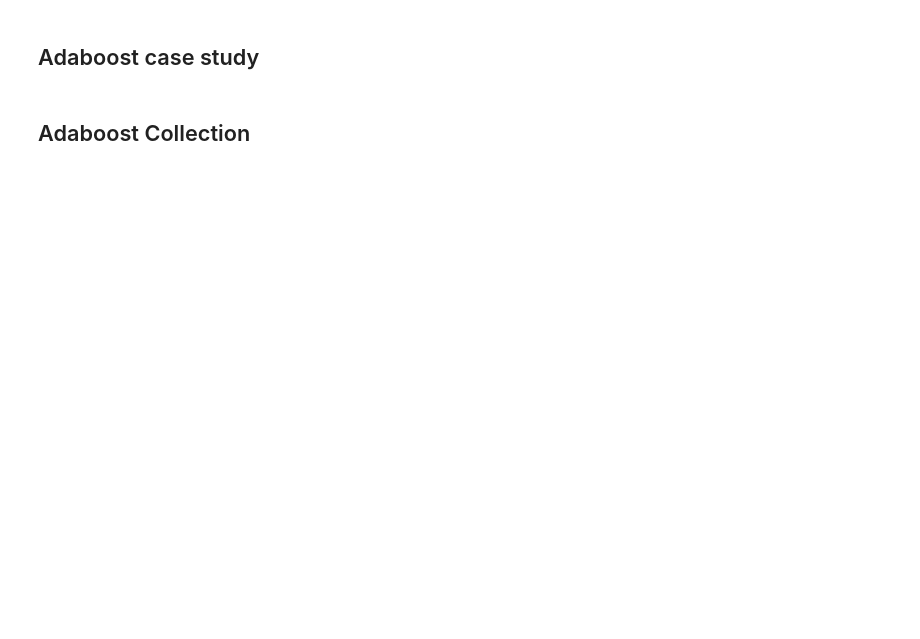
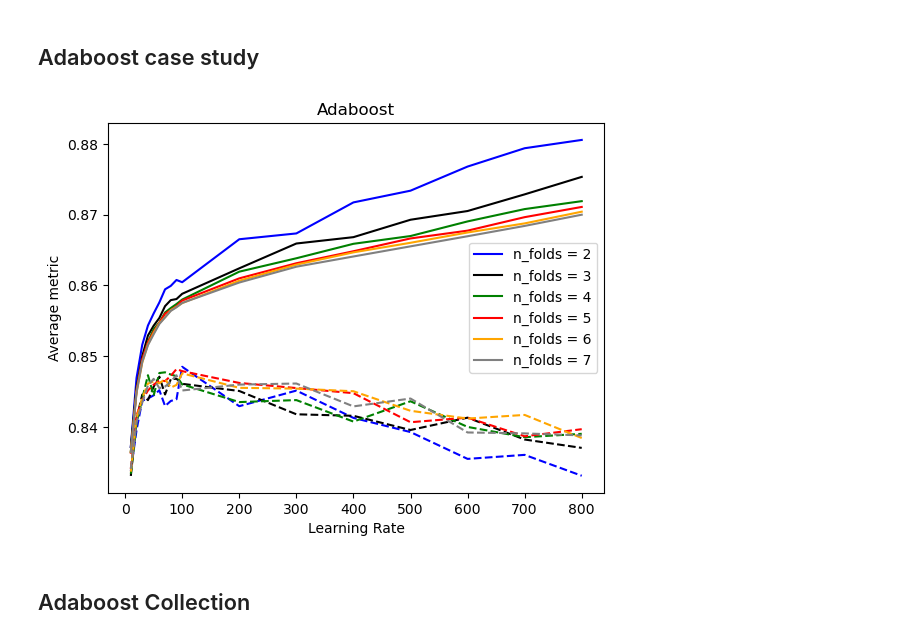
Before and after one commit to WeiHou1996/CMS-155-Project1, a Jupyter notebook: project_01_adaboost.ipynb, the cells around one changed output. Cells and saved outputs as stored; diff of their text form; code cells hidden in the pictures; blank space fills up the shorter version.

```diff
--- a/project_01_adaboost.ipynb
+++ b/project_01_adaboost.ipynb
@@ -15,0 +123,6 @@ from data_collection import Collection1, Collection2
+# %%
+i = 4
+[X_train,Y_train,X_test,ID_test,col] = Collection4.parse_telecom_data(filename_train='train.csv',filename_test='test.csv',entry_to_delete=i)
+res = np.where(np.isnan(X_train)==True)
+res
+X_train[630,38]
@@ -17,55 +141,55 @@ from data_collection import Collection1, Collection2
 ## Adaboost case study
 # %%
 # AdaBoost case study
-n_folds = 5
-kf = KFold(n_splits=n_folds, shuffle=True)
+n_est_list = [10, 20, 30, 40, 50, 60, 70, 80, 90, 100, 200, 300, 400, 500, 600, 700, 800]
+learn_rate_list = [200]
+c = ['b', 'k', 'g', 'r', 'orange','gray']
+n_list = [2,3,4,5,6,7]
+fig, ax = plt.subplots()
+for i,n_folds in enumerate(n_list):
+    kf = KFold(n_splits=n_folds, shuffle=True)
+    for lr in (learn_rate_list):
+        avg_train_metric = np.zeros((len(n_est_list),))
+        avg_val_metric = np.zeros((len(n_est_list),))
+        avg_full_metric = np.zeros((len(n_est_list),))
+        for j,n_est in enumerate(n_est_list):
+            train_Metric = 0
+            val_Metric = 0
+            y_train_prob_avg = 0
 
-n_est_list = [10, 20, 30, 40, 50, 60, 70, 80, 90, 100, 200, 300, 400, 500, 600, 700, 800]
-learn_rate_list = np.linspace(0.05,1,5)
-c = ['b', 'k', 'g', 'r', 'orange']
+            for train_idx, val_idx in kf.split(X_train[:,0]):
+                x_train, x_val = X_train[train_idx,:], X_train[val_idx,:]
+                y_train, y_val = Y_train[train_idx], Y_train[val_idx]
 
-fig, ax = plt.subplots()
+                clf = AdaBoostClassifier(n_estimators=lr, learning_rate=n_est/800)
+                clf.fit(x_train, y_train.flatten())
 
-for i,lr in enumerate(learn_rate_list):
-    avg_train_metric = np.zeros((len(n_est_list),))
-    avg_val_metric = np.zeros((len(n_est_list),))
-    avg_full_metric = np.zeros((len(n_est_list),))
-    for j,n_est in enumerate(n_est_list):
-        train_Metric = 0
-        val_Metric = 0
-        y_train_prob_avg = 0
+                y_train_prob = clf.predict_proba(x_train)
+                thisMetric = metrics.roc_auc_score(y_train, y_train_prob[:,1])
+                train_Metric += thisMetric
 
-        for train_idx, val_idx in kf.split(X_train[:,0]):
-            x_train, x_val = X_train[train_idx,:], X_train[val_idx,:]
-            y_train, y_val = Y_train[train_idx], Y_train[val_idx]
+                y_train_prob = clf.predict_proba(x_val)
+                thisMetric = metrics.roc_auc_score(y_val, y_train_prob[:,1])
+                val_Metric += thisMetric
 
-            clf = AdaBoostClassifier(n_estimators=n_est, learning_rate=lr)
-            clf.fit(x_train, y_train.flatten())
+                y_train_prob = clf.predict_proba(X_train)
+                y_train_prob_avg += y_train_prob[:,1]
 
-            y_train_prob = clf.predict_proba(x_train)
-            thisMetric = metrics.roc_auc_score(y_train, y_train_prob[:,1])
-            train_Metric += thisMetric
+            avg_train_metric[j] = train_Metric/n_folds
+            avg_val_metric[j] = val_Metric/n_folds
+            avg_full_metric[j] = metrics.roc_auc_score(Y_train, y_train_prob_avg/n_folds)
 
-            y_train_prob = clf.predict_proba(x_val)
-            thisMetric = metrics.roc_auc_score(y_val, y_train_prob[:,1])
-            val_Metric += thisMetric
+        ax.plot(n_est_list,avg_train_metric, color=c[i], label=f'n_folds = {n_folds}')
+        ax.plot(n_est_list,avg_val_metric, color=c[i], linestyle='--')
 
-            y_train_prob = clf.predict_proba(X_train)
-            y_train_prob_avg += y_train_prob[:,1]
-
-        avg_train_metric[j] = train_Metric/n_folds
-        avg_val_metric[j] = val_Metric/n_folds
-        avg_full_metric[j] = metrics.roc_auc_score(Y_train, y_train_prob_avg/n_folds)
-
-    ax.plot(n_est_list,avg_train_metric, color=c[i], label=f'LR = {lr}')
-    ax.plot(n_est_list,avg_val_metric, color=c[i], linestyle='--')
-    ax.plot(n_est_list,avg_full_metric, color=c[i], linestyle=':')
-    ax.set_xlabel('Number of estimators')
-    ax.set_ylabel('Average metric')
-    plt.title('Adaboost')
+ax.set_xlabel('Learning Rate')
+ax.set_ylabel('Average metric')
+plt.title('Adaboost')
 
 plt.legend()
 plt.show()
+# %% [output]
+[figure, added]
 # %% [markdown]
 ## Adaboost Collection
 # %%
```
Also changed, not shown: parts of 6 cells of this notebook, 2 other files.
